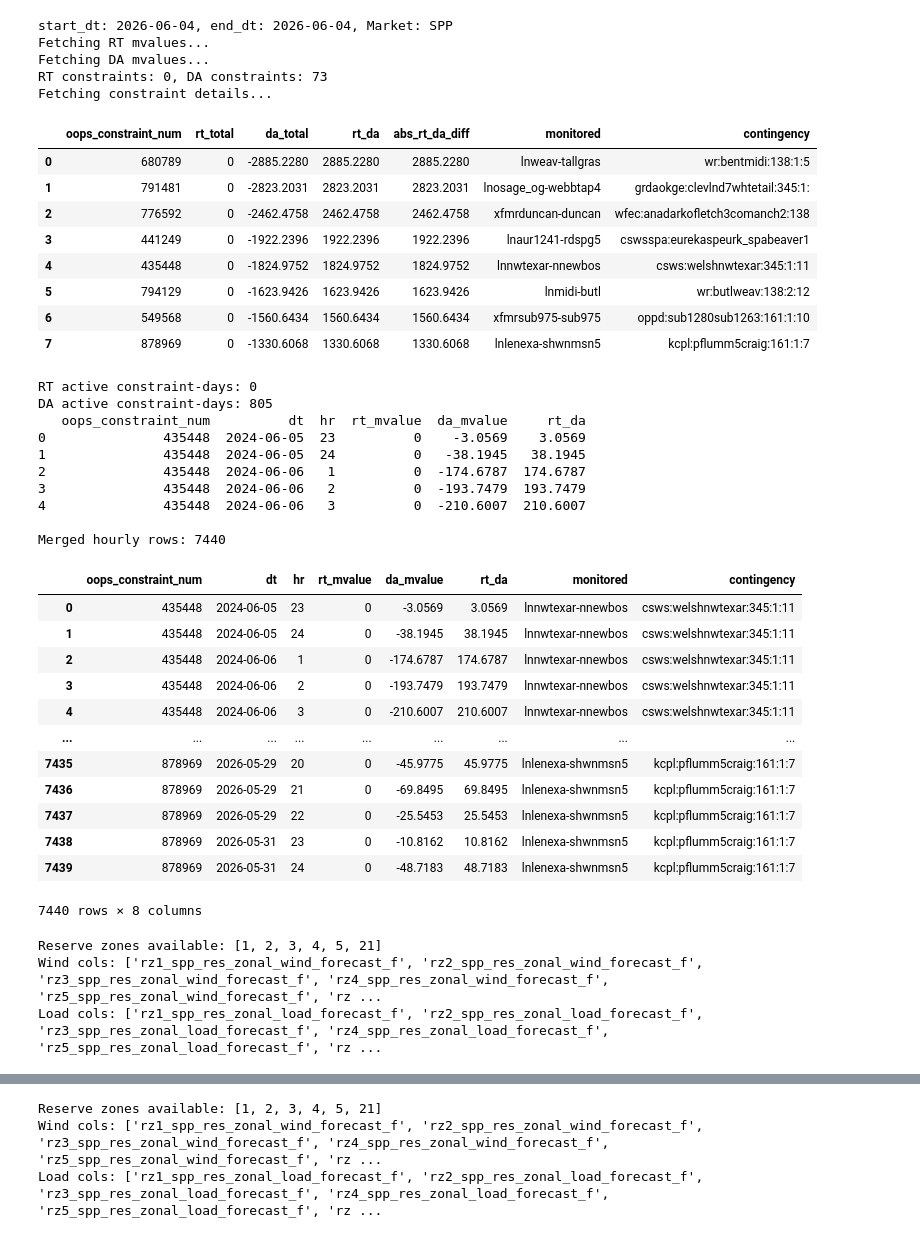
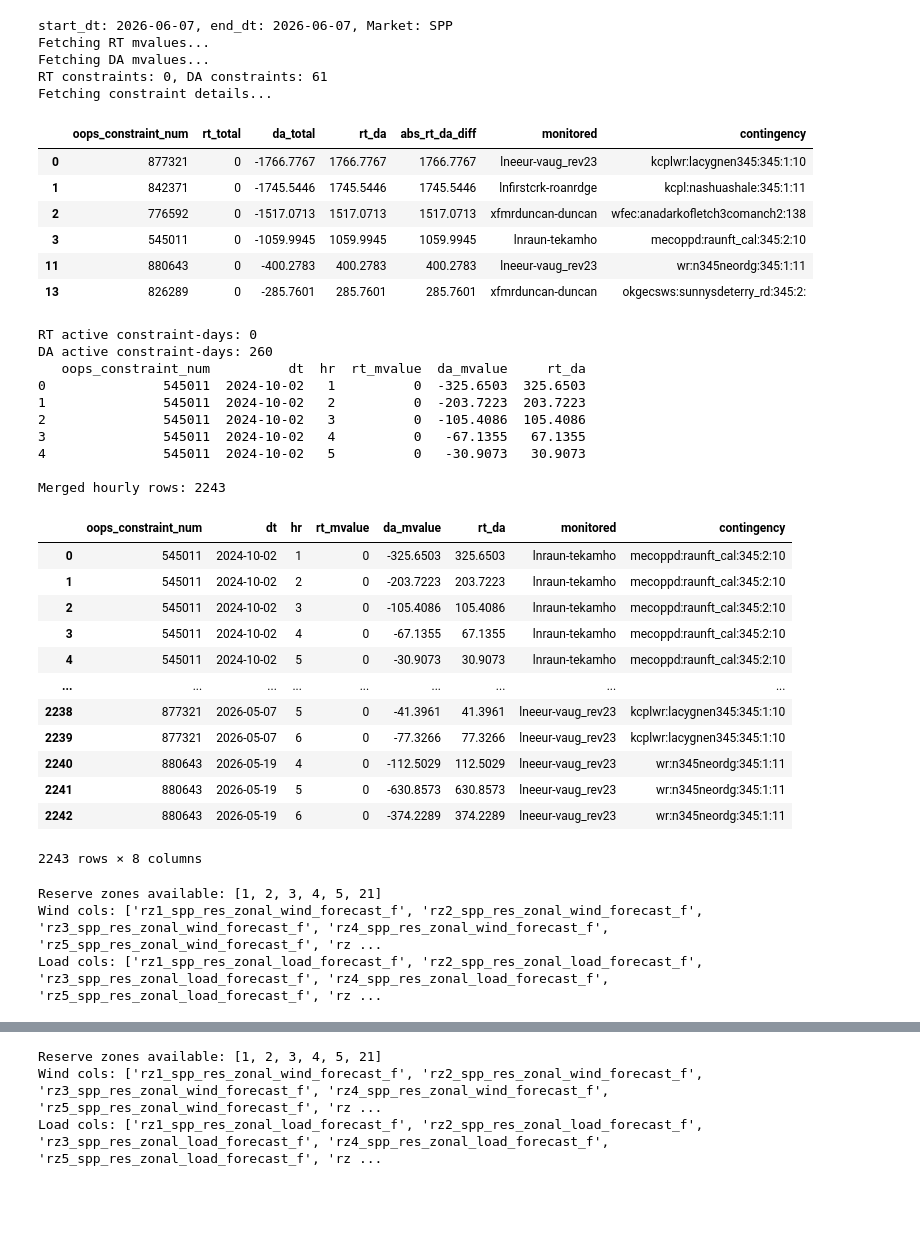
Before and after one commit to qingcheng-rgb/Qingcheng, a Jupyter notebook: QCTest/Manual_bidding/contraint_node_selection.ipynb, the cells around one changed output, grey strips where cells are left out. Cells and saved outputs as stored; diff of their text form; code cells hidden in the pictures; blank space fills up the shorter version.

```diff
--- a/QCTest/Manual_bidding/contraint_node_selection.ipynb
+++ b/QCTest/Manual_bidding/contraint_node_selection.ipynb
@@ -25,47 +25,45 @@ print(bid_dt)
 # %%
-dt = '2026-06-04'
+dt = (pd.Timestamp(bid_dt) - pd.Timedelta(days=1)).strftime('%Y-%m-%d')
 mvalue= get_recent_constraint_mvalue(dt, dt)
 dfax= get_node_dfax_from_constraint_num(mvalue)
 hourly_mvalue = get_hourly_mvalue_for_constraint_num(mvalue)
 fundamentals = get_weather_date(hourly_mvalue, dt)
 # %% [output]
-start_dt: 2026-06-04, end_dt: 2026-06-04, Market: SPP
+start_dt: 2026-06-07, end_dt: 2026-06-07, Market: SPP
 Fetching RT mvalues...
 Fetching DA mvalues...
-RT constraints: 0, DA constraints: 73
+RT constraints: 0, DA constraints: 61
 Fetching constraint details...
 |  | oops_constraint_num | rt_total | da_total | rt_da | abs_rt_da_diff | monitored | contingency |
-| 0 | 680789 | 0 | -2885.2280 | 2885.2280 | 2885.2280 | lnweav-tallgras | wr:bentmidi:138:1:5 |
-| 1 | 791481 | 0 | -2823.2031 | 2823.2031 | 2823.2031 | lnosage_og-webbtap4 | grdaokge:clevlnd7whtetail:345:1: |
-| 2 | 776592 | 0 | -2462.4758 | 2462.4758 | 2462.4758 | xfmrduncan-duncan | wfec:anadarkofletch3comanch2:138 |
-| 3 | 441249 | 0 | -1922.2396 | 1922.2396 | 1922.2396 | lnaur1241-rdspg5 | cswsspa:eurekaspeurk_spabeaver1 |
-| 4 | 435448 | 0 | -1824.9752 | 1824.9752 | 1824.9752 | lnnwtexar-nnewbos | csws:welshnwtexar:345:1:11 |
-| 5 | 794129 | 0 | -1623.9426 | 1623.9426 | 1623.9426 | lnmidi-butl | wr:butlweav:138:2:12 |
-| 6 | 549568 | 0 | -1560.6434 | 1560.6434 | 1560.6434 | xfmrsub975-sub975 | oppd:sub1280sub1263:161:1:10 |
-| 7 | 878969 | 0 | -1330.6068 | 1330.6068 | 1330.6068 | lnlenexa-shwnmsn5 | kcpl:pflumm5craig:161:1:7 |
+| 0 | 877321 | 0 | -1766.7767 | 1766.7767 | 1766.7767 | lneeur-vaug_rev23 | kcplwr:lacygnen345:345:1:10 |
+| 1 | 842371 | 0 | -1745.5446 | 1745.5446 | 1745.5446 | lnfirstcrk-roanrdge | kcpl:nashuashale:345:1:11 |
+| 2 | 776592 | 0 | -1517.0713 | 1517.0713 | 1517.0713 | xfmrduncan-duncan | wfec:anadarkofletch3comanch2:138 |
+| 3 | 545011 | 0 | -1059.9945 | 1059.9945 | 1059.9945 | lnraun-tekamho | mecoppd:raunft_cal:345:2:10 |
+| 11 | 880643 | 0 | -400.2783 | 400.2783 | 400.2783 | lneeur-vaug_rev23 | wr:n345neordg:345:1:11 |
+| 13 | 826289 | 0 | -285.7601 | 285.7601 | 285.7601 | xfmrduncan-duncan | okgecsws:sunnysdeterry_rd:345:2: |
 RT active constraint-days: 0
-DA active constraint-days: 805
+DA active constraint-days: 260
    oops_constraint_num          dt  hr  rt_mvalue  da_mvalue     rt_da
-0               435448  2024-06-05  23          0    -3.0569    3.0569
-1               435448  2024-06-05  24          0   -38.1945   38.1945
-2               435448  2024-06-06   1          0  -174.6787  174.6787
-3               435448  2024-06-06   2          0  -193.7479  193.7479
-4               435448  2024-06-06   3          0  -210.6007  210.6007
+0               545011  2024-10-02   1          0  -325.6503  325.6503
+1               545011  2024-10-02   2          0  -203.7223  203.7223
+2               545011  2024-10-02   3          0  -105.4086  105.4086
+3               545011  2024-10-02   4          0   -67.1355   67.1355
+4               545011  2024-10-02   5          0   -30.9073   30.9073
 
-Merged hourly rows: 7440
+Merged hourly rows: 2243
 |  | oops_constraint_num | dt | hr | rt_mvalue | da_mvalue | rt_da | monitored | contingency |
-| 0 | 435448 | 2024-06-05 | 23 | 0 | -3.0569 | 3.0569 | lnnwtexar-nnewbos | csws:welshnwtexar:345:1:11 |
-| 1 | 435448 | 2024-06-05 | 24 | 0 | -38.1945 | 38.1945 | lnnwtexar-nnewbos | csws:welshnwtexar:345:1:11 |
-| 2 | 435448 | 2024-06-06 | 1 | 0 | -174.6787 | 174.6787 | lnnwtexar-nnewbos | csws:welshnwtexar:345:1:11 |
-| 3 | 435448 | 2024-06-06 | 2 | 0 | -193.7479 | 193.7479 | lnnwtexar-nnewbos | csws:welshnwtexar:345:1:11 |
-| 4 | 435448 | 2024-06-06 | 3 | 0 | -210.6007 | 210.6007 | lnnwtexar-nnewbos | csws:welshnwtexar:345:1:11 |
+| 0 | 545011 | 2024-10-02 | 1 | 0 | -325.6503 | 325.6503 | lnraun-tekamho | mecoppd:raunft_cal:345:2:10 |
+| 1 | 545011 | 2024-10-02 | 2 | 0 | -203.7223 | 203.7223 | lnraun-tekamho | mecoppd:raunft_cal:345:2:10 |
+| 2 | 545011 | 2024-10-02 | 3 | 0 | -105.4086 | 105.4086 | lnraun-tekamho | mecoppd:raunft_cal:345:2:10 |
+| 3 | 545011 | 2024-10-02 | 4 | 0 | -67.1355 | 67.1355 | lnraun-tekamho | mecoppd:raunft_cal:345:2:10 |
+| 4 | 545011 | 2024-10-02 | 5 | 0 | -30.9073 | 30.9073 | lnraun-tekamho | mecoppd:raunft_cal:345:2:10 |
 | ... | ... | ... | ... | ... | ... | ... | ... | ... |
-| 7435 | 878969 | 2026-05-29 | 20 | 0 | -45.9775 | 45.9775 | lnlenexa-shwnmsn5 | kcpl:pflumm5craig:161:1:7 |
-| 7436 | 878969 | 2026-05-29 | 21 | 0 | -69.8495 | 69.8495 | lnlenexa-shwnmsn5 | kcpl:pflumm5craig:161:1:7 |
-| 7437 | 878969 | 2026-05-29 | 22 | 0 | -25.5453 | 25.5453 | lnlenexa-shwnmsn5 | kcpl:pflumm5craig:161:1:7 |
-| 7438 | 878969 | 2026-05-31 | 23 | 0 | -10.8162 | 10.8162 | lnlenexa-shwnmsn5 | kcpl:pflumm5craig:161:1:7 |
-| 7439 | 878969 | 2026-05-31 | 24 | 0 | -48.7183 | 48.7183 | lnlenexa-shwnmsn5 | kcpl:pflumm5craig:161:1:7 |
+| 2238 | 877321 | 2026-05-07 | 5 | 0 | -41.3961 | 41.3961 | lneeur-vaug_rev23 | kcplwr:lacygnen345:345:1:10 |
+| 2239 | 877321 | 2026-05-07 | 6 | 0 | -77.3266 | 77.3266 | lneeur-vaug_rev23 | kcplwr:lacygnen345:345:1:10 |
+| 2240 | 880643 | 2026-05-19 | 4 | 0 | -112.5029 | 112.5029 | lneeur-vaug_rev23 | wr:n345neordg:345:1:11 |
+| 2241 | 880643 | 2026-05-19 | 5 | 0 | -630.8573 | 630.8573 | lneeur-vaug_rev23 | wr:n345neordg:345:1:11 |
+| 2242 | 880643 | 2026-05-19 | 6 | 0 | -374.2289 | 374.2289 | lneeur-vaug_rev23 | wr:n345neordg:345:1:11 |
-7440 rows × 8 columns
+2243 rows × 8 columns
 Reserve zones available: [1, 2, 3, 4, 5, 21]
 Wind cols: ['rz1_spp_res_zonal_wind_forecast_f', 'rz2_spp_res_zonal_wind_forecast_f', 'rz3_spp_res_zonal_wind_forecast_f', 'rz4_spp_res_zonal_wind_forecast_f', 'rz5_spp_res_zonal_wind_forecast_f', 'rz ...
 Load cols: ['rz1_spp_res_zonal_load_forecast_f', 'rz2_spp_res_zonal_load_forecast_f', 'rz3_spp_res_zonal_load_forecast_f', 'rz4_spp_res_zonal_load_forecast_f', 'rz5_spp_res_zonal_load_forecast_f', 'rz ...
```
Also changed, not shown: parts of 3 cells of this notebook, 6 other files.
